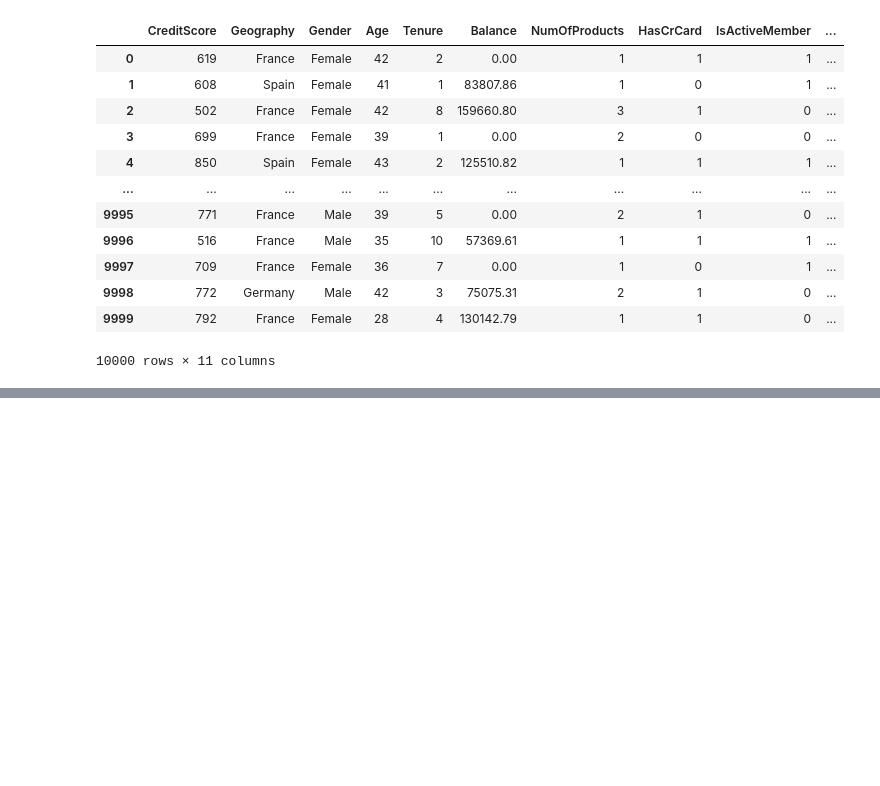
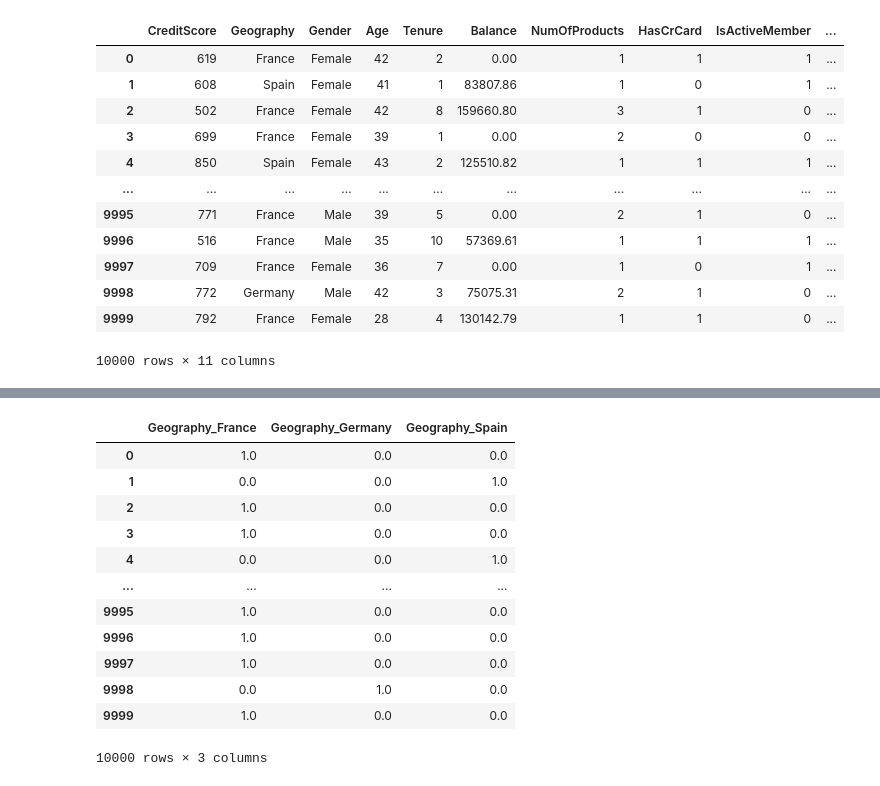
Before and after one commit to salman-najam-outlook/ANN, a Jupyter notebook: experiments.ipynb, the cells around one changed output, grey strips where cells are left out. Cells and saved outputs as stored; diff of their text form; code cells hidden in the pictures; blank space fills up the shorter version.

```diff
--- a/experiments.ipynb
+++ b/experiments.ipynb
@@ -37,0 +81,17 @@ data
+# %%
+geo_encoded_df=pd.DataFrame(geo_encoder.toarray(),columns=onehot_encoder_geo.get_feature_names_out(['Geography']))
+geo_encoded_df
+# %% [output]
+|  | Geography_France | Geography_Germany | Geography_Spain |
+| 0 | 1.0 | 0.0 | 0.0 |
+| 1 | 0.0 | 0.0 | 1.0 |
+| 2 | 1.0 | 0.0 | 0.0 |
+| 3 | 1.0 | 0.0 | 0.0 |
+| 4 | 0.0 | 0.0 | 1.0 |
+| ... | ... | ... | ... |
+| 9995 | 1.0 | 0.0 | 0.0 |
+| 9996 | 1.0 | 0.0 | 0.0 |
+| 9997 | 1.0 | 0.0 | 0.0 |
+| 9998 | 0.0 | 1.0 | 0.0 |
+| 9999 | 1.0 | 0.0 | 0.0 |
+10000 rows × 3 columns
```
Also changed, not shown: parts of 9 cells of this notebook, 3 other files.
